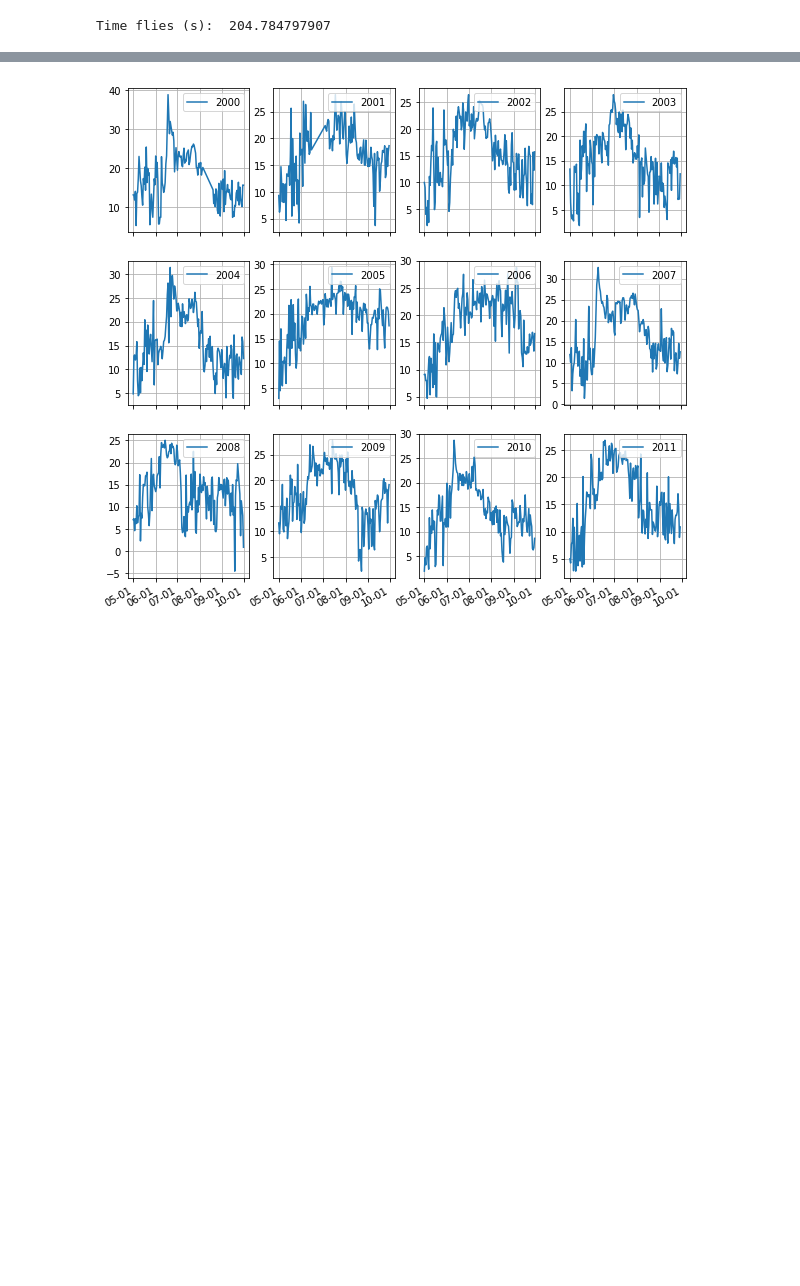
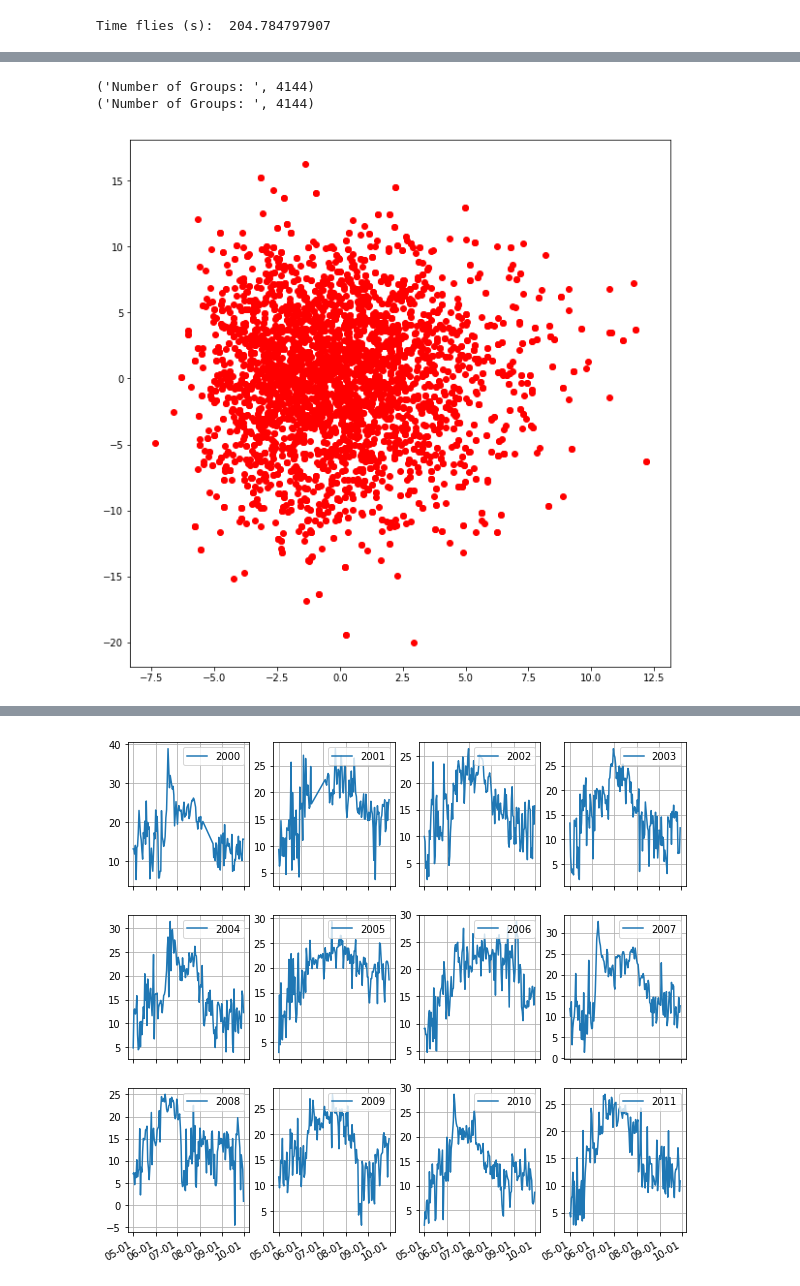
Before and after one commit to mira67/DL4RS, a Jupyter notebook: sandbox/initial_test_mpf.ipynb, the cells around one changed output, grey strips where cells are left out. Saved outputs shown, nothing was run; the diff lists cells and outputs as text; code cells hidden in the pictures; blank space fills up the shorter version.

Commit message:
add may to sep correlation code in sandbox

```diff
--- a/sandbox/initial_test_mpf.ipynb
+++ b/sandbox/initial_test_mpf.ipynb
@@ -113 +180,36 @@ Number of Groups:  252784
+# %%
+#correlation analysis between May and Sep
+df.head(n=10)
+
+#input, start day, end day
+smonth = 5
+sday = 1
+emonth = 6
+sday = 15
+#calculate mean for each pixel across begin and end day, for each year
+#s1: get one year's data first
+yrdf = df[df['year'] == 2000]
+#s2: get data between begin and end days, how to make this generable to different range
+daydf = yrdf[(yrdf['month'] == 5) & (yrdf['month'] <= 31)]
+#s3: group by nrow, ncol, and get mean, done, put this result in a dataframe column
+pixels = daydf.groupby(['nrow','ncol'])
+print("Number of Groups: ", len(pixels))
+may_mean = pixels.aggregate(np.mean)
+
+#get september
+daydf = yrdf[(yrdf['month'] == 9) & (yrdf['month'] <= 31)]
+pixels = daydf.groupby(['nrow','ncol'])
+print("Number of Groups: ", len(pixels))
+sep_mean = pixels.aggregate(np.mean)
+
+#calculate pixel to pixel correlation
+x = may_mean['MPF'] - may_mean['MPF'].mean()
+y = sep_mean['IF'] - sep_mean['IF'].mean()
+r = np.corrcoef(x,y)
+plt.plot(x,y,'ro')
+plt.show()
+# %% [output]
+('Number of Groups: ', 4144)
+('Number of Groups: ', 4144)
+[figure, added]
 # %%
```
Also changed, not shown: parts of 5 cells of this notebook, 6 other files.
